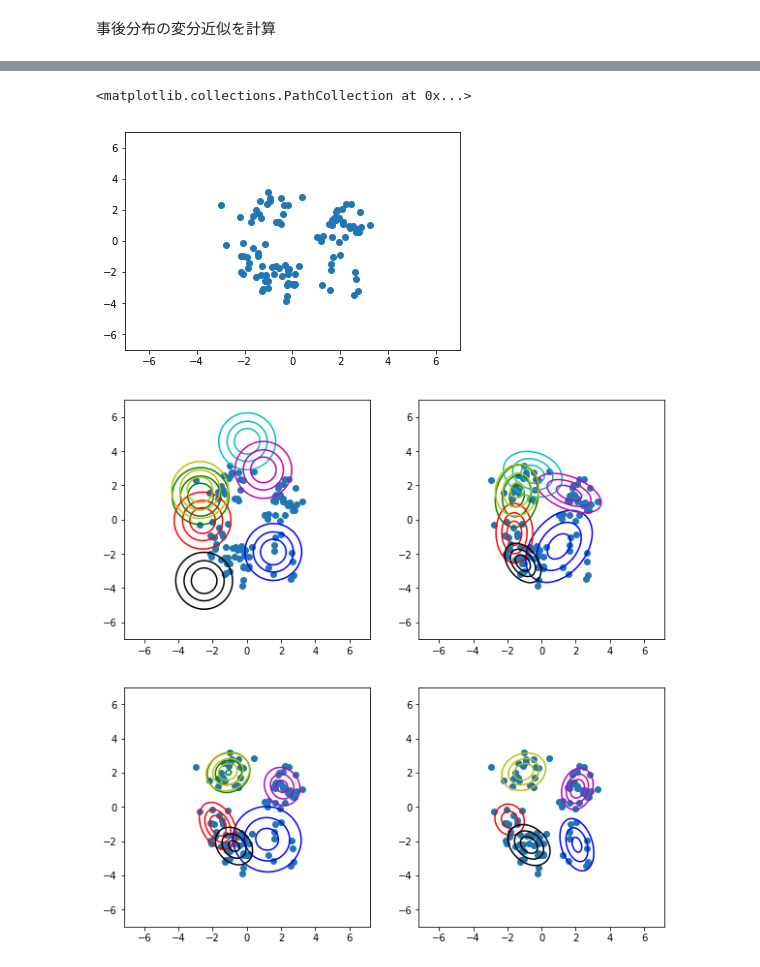
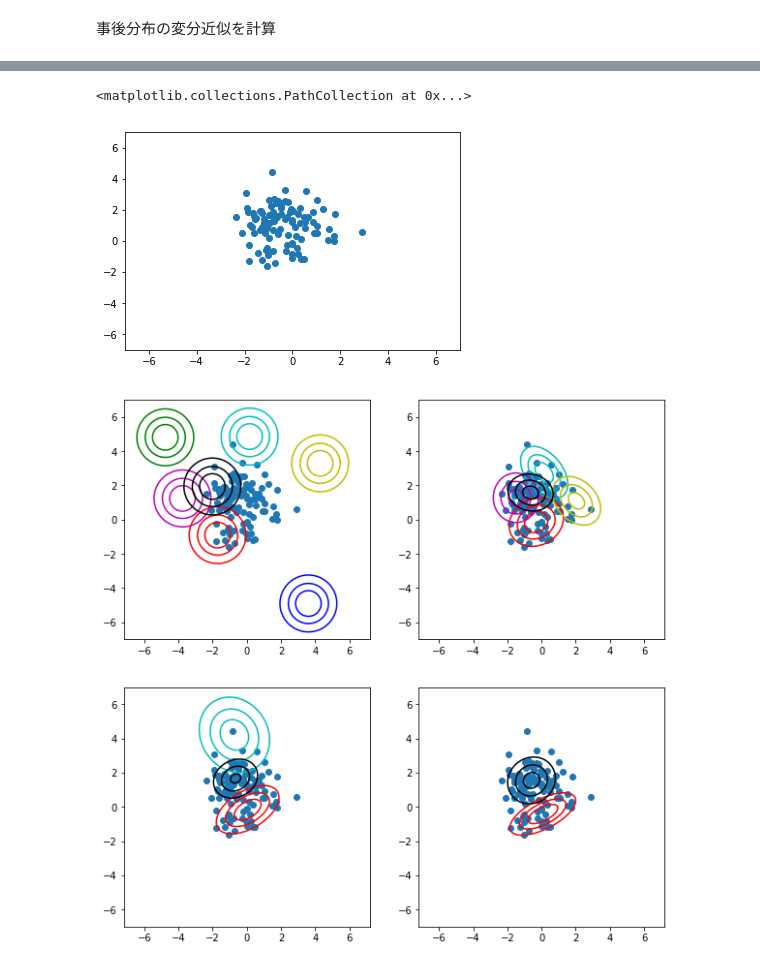
Before and after one commit to naktd31/jupyter-notebook, a Jupyter notebook: Variational Bayesian.ipynb, the cells around one changed output, grey strips where cells are left out. Saved outputs shown, nothing was run; the diff lists cells and outputs as text; code cells hidden in the pictures.

```diff
--- a/Variational Bayesian.ipynb
+++ b/Variational Bayesian.ipynb
@@ -507,7 +507,8 @@ x = np.linspace(-7, 7, m)
 y = np.linspace(-7, 7, m)
 xx, yy = np.meshgrid(x, y)
 
-mu_D = np.array([[-1, -2], [2, 1], [-1, 2], [2, -2]])
+# 真の分布よりデータをサンプリング
+mu_D = np.random.uniform(-2, 2, (4, 2))
 lm_D = np.array([[[2, 0.5],[0.5, 1]], [[3, -1],[-1, 2]], [[2, 0],[0, 2]], [[1, -0.2],[-0.2, 2]]])
 pi_D = np.array([0.4, 0.3, 0.2, 0.1])
 N_D = 100
@@ -516,6 +517,9 @@ plt.scatter(Xs[:,0], Xs[:,1])
 _=plt.xlim(-7, 7)
 _=plt.ylim(-7, 7)
 
+##########################################
+
+# パラメータの初期化
 K = 7
 D = 2
 alpha_prior = np.zeros(K)
@@ -540,12 +544,14 @@ for k in range(K):
     e = np.array([r_post[n,k]*np.outer(x-mu_s[k], x-mu_s[k]) for n,x in enumerate(Xs)])
     var_s[k]= e.sum(0)/Nk[k]
 
+##########################################
+
+# 初期状態をプロット
 fig, axes = plt.subplots(2, 2, figsize=(10, 10))
 axes = axes.flatten()
 for j in range(4): axes[j].scatter(Xs[:,0], Xs[:,1])
 c = ['b', 'g', 'r', 'c', 'm', 'y', 'k']
 i = 0
-#for k in range(i,i+1):
 for k in range(K):
     if Nk[k] > 1.0e-5:
         xy = np.concatenate([xx.reshape(m*m, 1), yy.reshape(m*m,1)], axis=1)
@@ -553,39 +559,43 @@ for k in range(K):
         z = np.array([dist_estimate(xy_) for xy_ in xy])
         axes[0].set_aspect('equal', 'datalim')
         axes[0].contour(xx, yy, z.reshape(m,m), 3, colors=c[k], linewidth=.5)
-        #plt.contourf(xx, yy, Nk[k]/np.sum(Nk)*z.reshape(m,m), 6, alpha=.75)
+
+##########################################
 
 step = [1, 5, 20]
 for j, s in enumerate(step):
+    # 予測分布の更新
     for i in range(s):
         # M step
         alpha_post, mu_post, beta_post, nu_post, W_post = VMstep(K, Xs, Nk, mu_s, var_s)
         # E step
         Nk, mu_s, var_s = VEstep(K, Xs, alpha_post, mu_post, beta_post, nu_post, W_post)
 
+    # 分布予測をプロット（負担率の高いもののみ）
     for k in range(K):
         if Nk[k] > 1.0e-5:
             xy = np.concatenate([xx.reshape(m*m, 1), yy.reshape(m*m,1)], axis=1)
             dist_estimate = makeMultiGaussian(mu_post[k], np.linalg.inv(nu_post[k]*W_post[k]))
             z = np.array([dist_estimate(xy_) for xy_ in xy])
             axes[j+1].set_aspect('equal', 'datalim')
             axes[j+1].contour(xx, yy, z.reshape(m,m), 3, colors=c[k], linewidth=.5)
-            #axes[j+1].set_xlim(-10, 10)
-            #axes[j+1].set_ylim(-10, 10)
-            #plt.contourf(xx, yy, Nk[k]/np.sum(Nk)*z.reshape(m,m), 6, alpha=.75)
 
+##########################################
+
+# 最終的な予測分布をプロット（全要素込）
 z = np.zeros(m*m)
 for k in range(K):
     xy = np.concatenate([xx.reshape(m*m, 1), yy.reshape(m*m,1)], axis=1)
     dist_estimate = makeMultiGaussian(mu_post[k], np.linalg.inv(nu_post[k]*W_post[k]))
     z += Nk[k]/np.sum(Nk)*np.array([dist_estimate(xy_) for xy_ in xy])
 
 plt.figure(0, figsize=(10,10))
-#plt.axes().set_aspect('equal', 'datalim')
 plt.contour(xx, yy, z.reshape(m,m), colors="k", linewidth=.2)
 plt.contourf(xx, yy, z.reshape(m,m), cmap=plt.cm.inferno, alpha=0.5)
 plt.scatter(Xs[:,0], Xs[:,1])
+
+##########################################
 # %% [output]
 <matplotlib.collections.PathCollection at 0x...>
-[figure, old version]
+[figure, new version]
-[figure, old version]
+[figure, new version]
```
Also changed, not shown: parts of 11 cells of this notebook, 1 other file.
